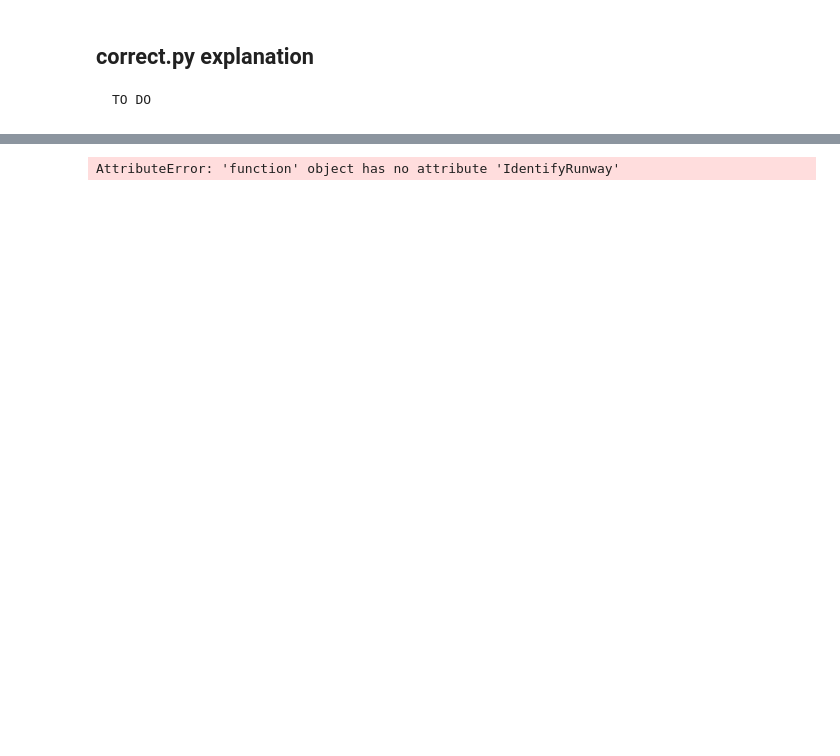
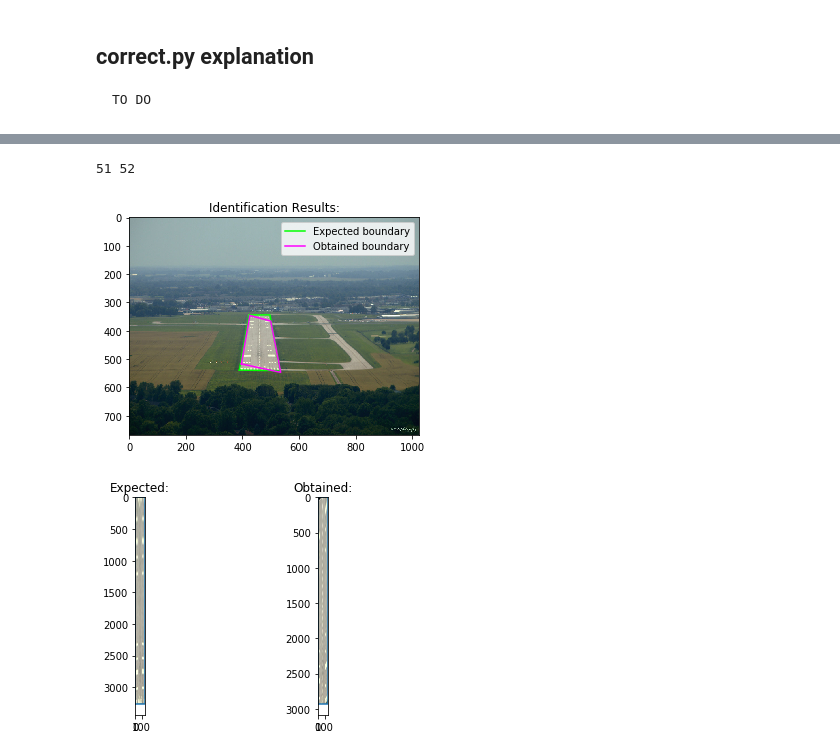
Before and after one commit to Danielgb23/projetoea979, a Jupyter notebook: Implementation/implementationV2_draft.ipynb, the cells around one changed output, grey strips where cells are left out. Cells and saved outputs as stored; diff of their text form; code cells hidden in the pictures; blank space fills up the shorter version.

```diff
--- a/Implementation/implementationV2_draft.ipynb
+++ b/Implementation/implementationV2_draft.ipynb
@@ -328,35 +367,37 @@ def ReadJSON(JSONPath, Path):
     File.close();
     return Data;
 
 def Main():
-    Path='../DataSet/Selected/Real/04.jpg'
+    Path='../DataSet/Selected/Real/06.jpg'
     ExportPath = './Results' + '/' + os.path.splitext(os.path.basename(Path))[0]
 
     if (not os.path.exists('./Results')):
         os.makedirs('./Results', exist_ok = True);
 
     if (not os.path.exists(ExportPath)):
         os.makedirs(ExportPath, exist_ok = True);
 
     JSONPath = os.path.splitext(Path)[0]+".txt";
     if (not os.path.exists(Path)):
         sys.exit("File does not exist.");
     if (not os.path.exists(JSONPath)):
         sys.exit("JSON file does not exist.");
 
     JSON = ReadJSON(JSONPath, Path);
-    JSON = IdentifyRunway.IdentifyRunway(JSON, ExportPath);
-    Display.Display(JSON, ExportPath);
-    Correct.Correct(JSON, ExportPath);
+    JSON = IdentifyRunway(JSON, ExportPath);
+    Display(JSON, ExportPath);
+    Correct(JSON, ExportPath);
 
 
     #Export JSON:
     if (ExportPath is not None):
         File = open(ExportPath + "/11 JSON.txt", "w");
         json.dump(JSON, File, indent = 4);
         File.close();
 
 if (__name__ == "__main__"):
     Main()
 # %% [output]
-AttributeError: 'function' object has no attribute 'IdentifyRunway'
+51 52
+[figure, added]
+[figure, added]
```
Also changed, not shown: parts of 9 cells of this notebook, 12 other files.
